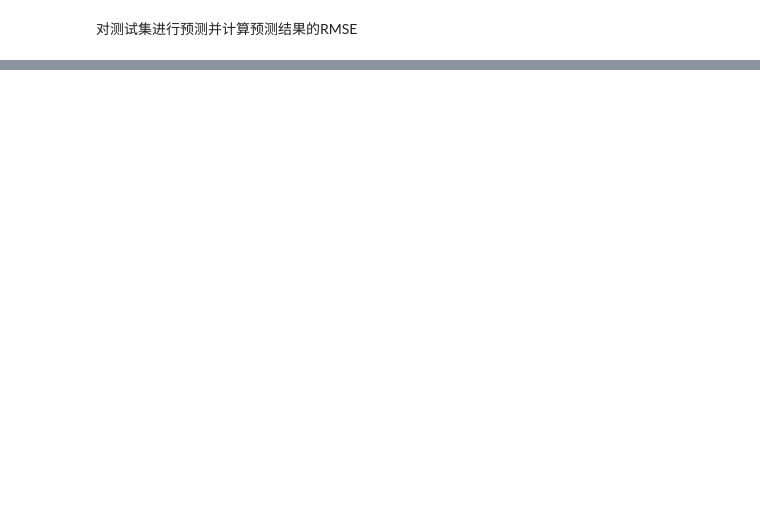
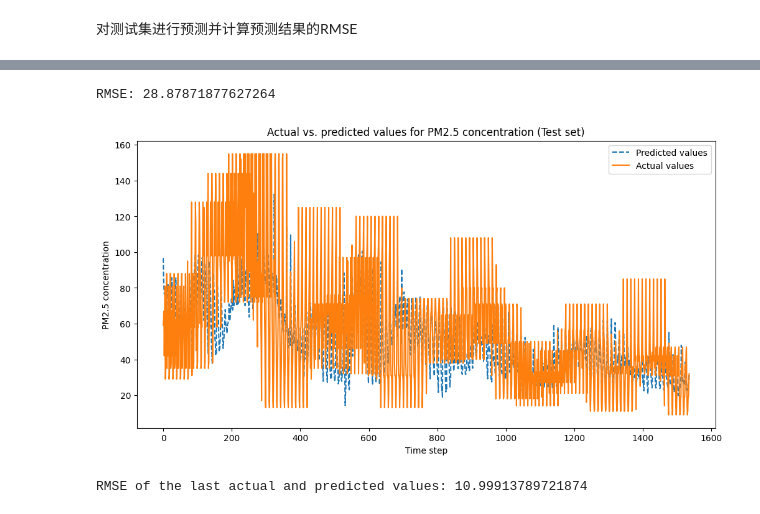
Before and after one commit to 1yangliwen/mathematical-modeling, a Jupyter notebook: C题：空气质量预测.ipynb, the cells around one changed output, grey strips where cells are left out. Saved outputs shown, nothing was run; the diff lists cells and outputs as text; code cells hidden in the pictures; blank space fills up the shorter version.

```diff
--- a/C题：空气质量预测.ipynb
+++ b/C题：空气质量预测.ipynb
@@ -318,6 +358,7 @@ from sklearn.model_selection import train_test_split
 # %%
 #选择需要归一化的列，并将其转换为NumPy数组：
-columns_to_normalize = ['PM2.5', 'PM10', 'CO', 'V12001_700', 'V13003_700', 'NO2', 'SO2', '月']  # 使用你需要归一化的列名替换这里的列名
+columns_to_normalize = ['PM10', 'CO', 'V12001_700','NO2', 'O3', 'AQI', 'year', 'month', 'day',]  # 使用你需要归一化的列名替换这里的列名
+imputed_data_df_static = imputed_data_df.copy()
 data_values = imputed_data_df[columns_to_normalize].values
 
 #创建MinMaxScaler对象，并用训练集数据拟合它：
@@ -330,0 +388,13 @@ imputed_data_df[columns_to_normalize] = data_normalized
+# %%
+# 创建一个新的MinMaxScaler实例，专门用于目标变量
+scaler_y = MinMaxScaler()
+
+target_values = imputed_data_df['PM2.5']
+# 将目标变量（例如，PM2.5浓度）转换为 NumPy 数组
+target_values_np = np.array(target_values)
+# 将目标变量重塑为2D数组，以便适应scaler_y
+target_values_np = target_values_np.reshape(-1, 1)
+
+# 使用scaler_y拟合目标变量，并执行归一化
+normalized_target_values = scaler_y.fit_transform(target_values_np)
+imputed_data_df['PM2.5'] = normalized_target_values
@@ -336,20 +421,21 @@ def create_dataset(dataset, look_back=1):
     data_x, data_y = [], []
     for i in range(len(dataset) - look_back):
         data_x.append(dataset[i:(i + look_back), :])
-        data_y.append(dataset[i + look_back, 3])  # 假设 PM2.5 是第一列（索引为0）
+        data_y.append(dataset[i + look_back, 4])  #  PM2.5 是第5列（索引为4）
     return np.array(data_x), np.array(data_y)
 
-look_back = 3  # 更改此值以设置窗口大小
+imputed_data_df.drop(["month", "SO2", "day", "V11291_700", "V13305", "V10004_700", "NO2" ,"V13003_700"], axis=1, inplace=True)
+look_back = 14  # 更改此值以设置窗口大小
 ques2_data_values = imputed_data_df.values  # 从DataFrame中提取值
 ques2_data_x, ques2_data_y = create_dataset(ques2_data_values, look_back)
 
 #将数据划分为训练集和测试集(我们将20%的数据保留为测试集)：
 #不应对时间序列数据进行随机抽样，因此将shuffle参数设置为False
-ques2_train_x, ques2_test_x, ques2_train_y, ques2_test_y = train_test_split(ques2_data_x, ques2_data_y, test_size=0.2, shuffle=False)
+ques2_train_x, ques2_test_x, ques2_train_y, ques2_test_y = train_test_split(ques2_data_x, ques2_data_y, test_size=0.1, shuffle=False)
 
 model = Sequential()
 model.add(LSTM(50, input_shape=(ques2_train_x.shape[1], ques2_train_x.shape[2])))  # 50 个 LSTM 单元
 model.add(Dense(1))  # 输出层，1 个神经元，用于预测 PM2.5
 model.compile(loss='mean_squared_error', optimizer='adam')
 
-history = model.fit(ques2_train_x, ques2_train_y, epochs=100, batch_size=32, validation_data=(test_x, test_y), verbose=2, shuffle=False)
+history = model.fit(ques2_train_x, ques2_train_y, epochs=100, batch_size=32, validation_data=(ques2_test_x, ques2_test_y), verbose=2, shuffle=False)
@@ -377,0 +598,27 @@ print(f"Test RMSE: {rmse}")
+# %%
+# 计算预测值的RMSE
+rmse = np.sqrt(mean_squared_error(multistep_test_y.reshape(-1), y_pred_multistep.reshape(-1)))
+print(f"RMSE: {rmse}")
+
+# 创建一个折线图，显示实际值和预测值
+plt.figure(figsize=(12, 6))
+plt.plot(y_pred_multistep.reshape(-1), label="Predicted values", linestyle="--")
+plt.plot(multistep_test_y.reshape(-1), label="Actual values", linestyle="-")
+plt.xlabel("Time step")
+plt.ylabel("PM2.5 concentration")
+plt.legend()
+plt.title("Actual vs. predicted values for PM2.5 concentration (Test set)")
+plt.show()
+# %% [output]
+RMSE: 28.87871877627264
+[figure, added]
+# %%
+# 获取最后一对实际值和预测值
+last_actual_value = multistep_test_y[-1]
+last_predicted_value = y_pred_multistep[-1]
+
+# 计算这两个值之间的RMSE
+last_rmse = np.sqrt(mean_squared_error(last_actual_value.reshape(-1), last_predicted_value.reshape(-1)))
+print(f"RMSE of the last actual and predicted values: {last_rmse}")
+# %% [output]
+RMSE of the last actual and predicted values: 10.99913789721874
```
Also changed, not shown: parts of 76 cells of this notebook.
